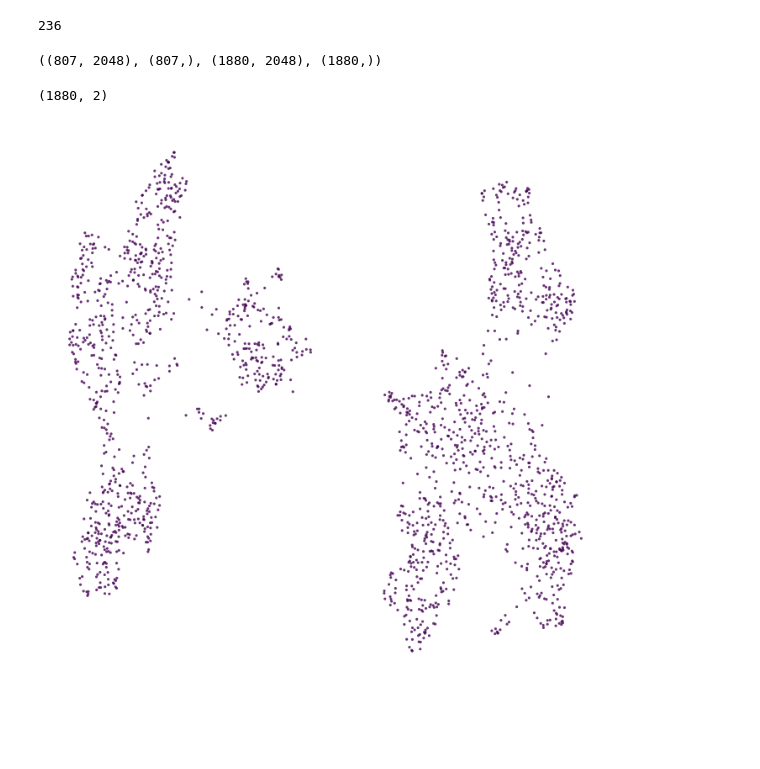
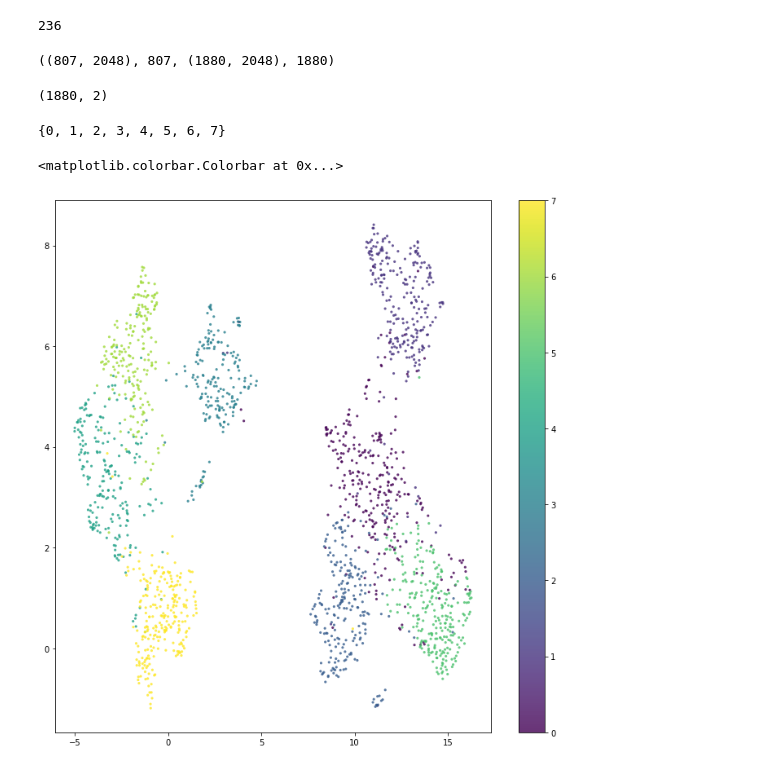
Before and after one commit to alexmartin299/M5-VisualRecognition, a Jupyter notebook: week4/visualization.ipynb, the cells around one changed output. Drawn from its saved outputs; the diff is of its cells as text; code cells hidden in the pictures; blank space fills up the shorter version.

Commit message:
update visualization

```diff
--- a/week4/visualization.ipynb
+++ b/week4/visualization.ipynb
@@ -16,0 +28,20 @@ import umap
+# %%
+DATASET = '../MIT_split'
+BATCH_SIZE = 1
+
+# Dataset Transformations
+transform = transforms.Compose([
+    transforms.ToTensor(),
+])
+
+# Folders
+train_dataset = torchvision.datasets.ImageFolder(os.path.join(DATASET,'train'), transform=transform)
+test_dataset = torchvision.datasets.ImageFolder(os.path.join(DATASET,'test'), transform=transform)
+
+# Paths map(list, zip(*lot))
+train_images, train_labels = map(list, zip(*[(path, label) for path, label in train_dataset.imgs]))
+test_images, test_labels = map(list, zip(*[(path, label) for path, label in test_dataset.imgs]))
+
+# Load Images
+train_images = np.array([cv2.cvtColor(cv2.imread(path), cv2.COLOR_BGR2RGB) for path in tqdm(train_images)])
+test_images = np.array([cv2.cvtColor(cv2.imread(path), cv2.COLOR_BGR2RGB) for path in tqdm(test_images)])
@@ -40,13 +75,13 @@ test_target = np.ones(test_embd.shape[0])
 101
 # %%
 train_embd   = get_embeddings('features/train_features_resnet50.pkl')
-train_target = np.ones(train_embd.shape[0])
+train_target = train_labels[:1880]
 # %% [output]
 236
 # %%
-test_embd.shape, test_target.shape, train_embd.shape, train_target.shape
+test_embd.shape, len(test_target), train_embd.shape, len(train_target)
 # %% [output]
-((807, 2048), (807,), (1880, 2048), (1880,))
+((807, 2048), 807, (1880, 2048), 1880)
 # %%
 ## UMAP
 # %%
@@ -57,16 +92,25 @@ train_umap = umap.UMAP(n_neighbors=5,
 train_umap.shape
 # %% [output]
 (1880, 2)
+# %%
+set(train_target)
+# %% [output]
+{0, 1, 2, 3, 4, 5, 6, 7}
 # %%
 plt.figure(figsize=(12,12))
 plt.scatter(train_umap[:, 0], train_umap[:, 1],
             c=train_target,
+            label=train_target,
             edgecolor='none',
             alpha=0.80,
             s=10)
-plt.axis('off');
+
+plt.colorbar()
+#plt.legend(labels=set(train_target))
+#plt.axis('off');
 # %% [output]
+<matplotlib.colorbar.Colorbar at 0x...>
-[figure, old version]
+[figure, new version]
 # %%
 ## TSNE
 # %%
```
Also changed, not shown: parts of 6 cells of this notebook.
